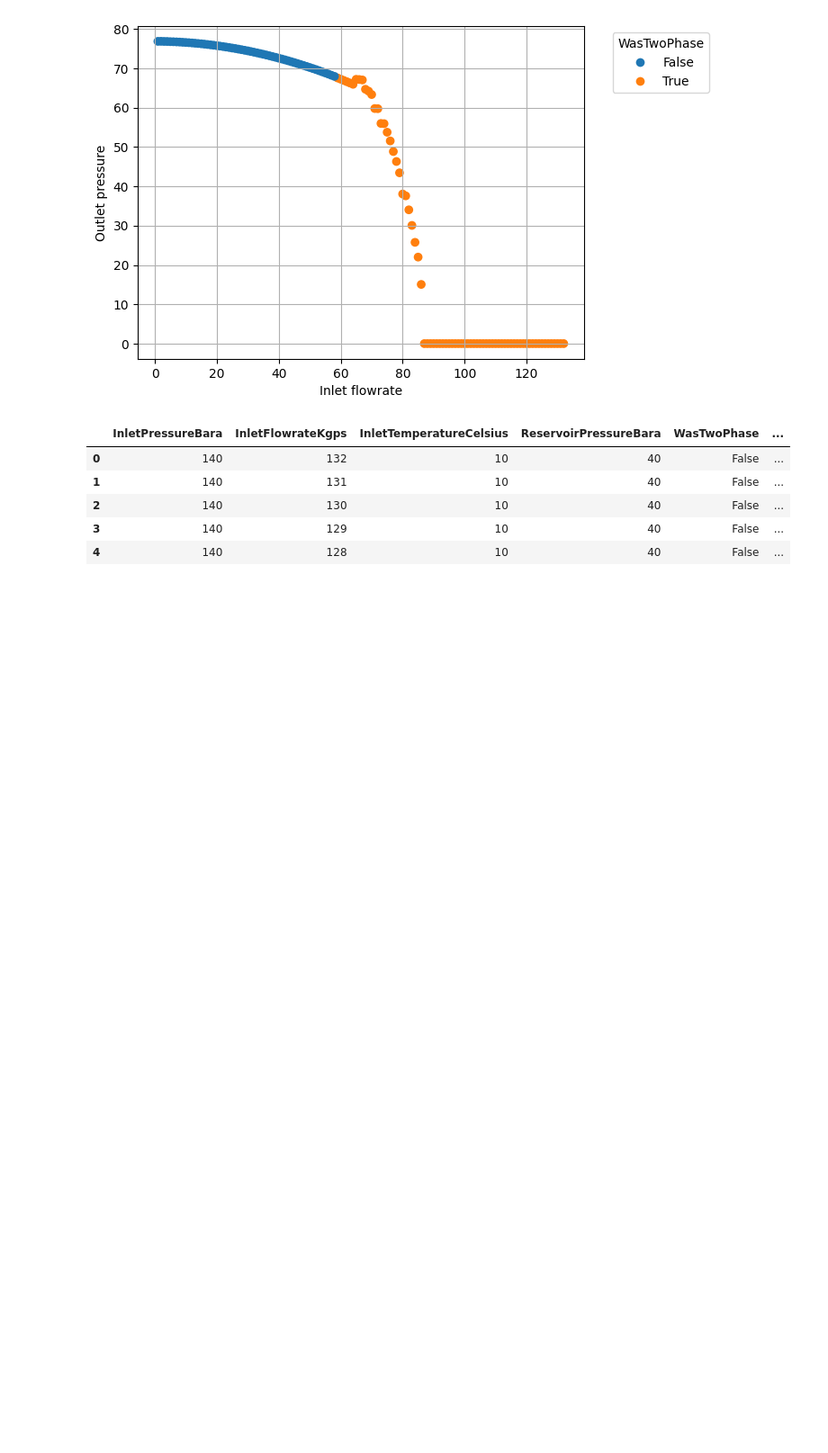
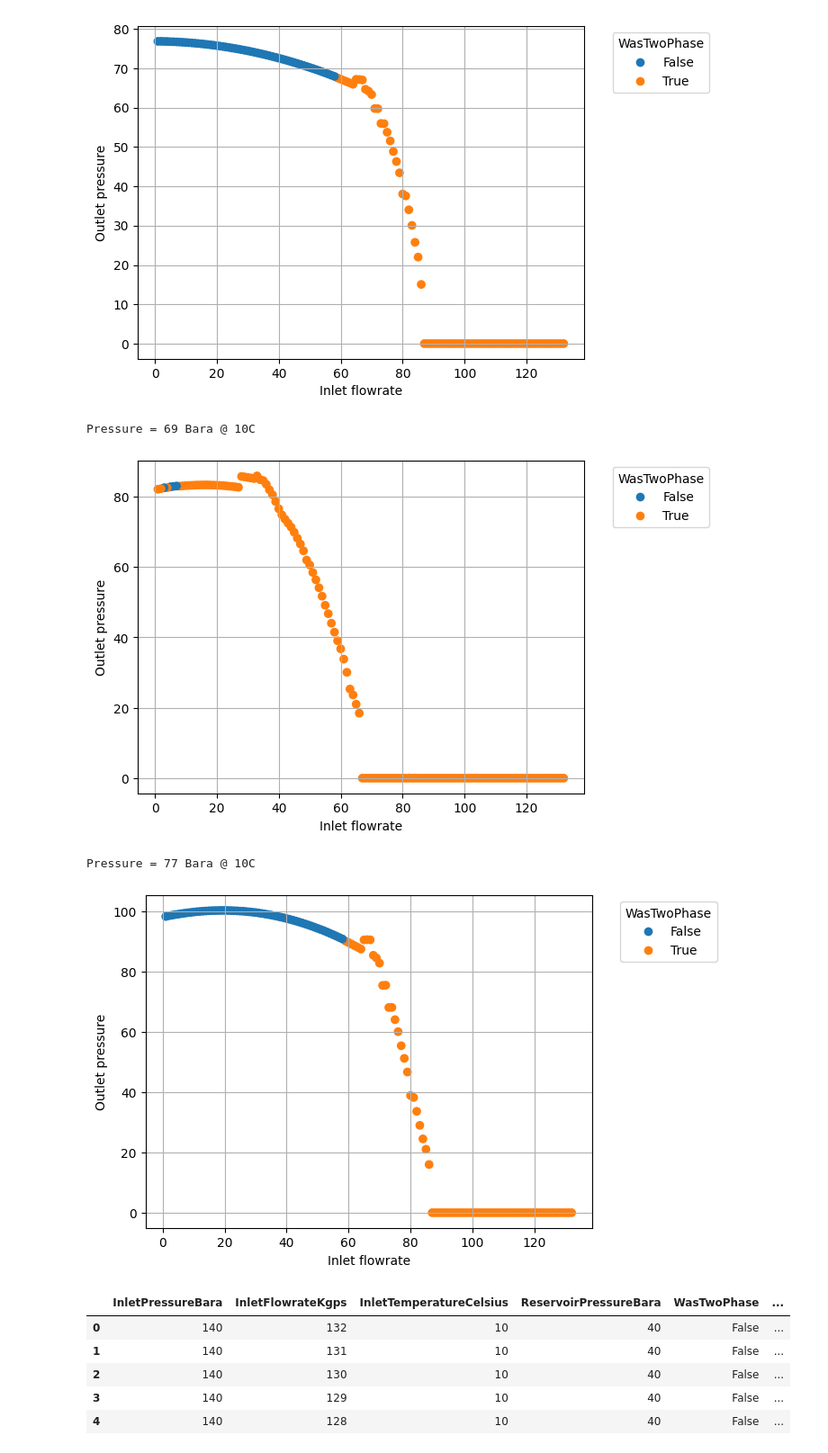
Before and after one commit to Jerell/dtdiag, a Jupyter notebook: dt/pressure-data.ipynb, the cells around one changed output. Shown at 90% size. Drawn from its saved outputs; the diff is of its cells as text; code cells hidden in the pictures; blank space fills up the shorter version.

Commit message:
well and perf data

```diff
--- a/dt/pressure-data.ipynb
+++ b/dt/pressure-data.ipynb
@@ -4,6 +4,7 @@ import matplotlib.pyplot as plt
 from matplotlib.lines import Line2D
 # %%
 df = pd.read_csv('./solver-out-2023-04-13_151111322_(temp=10C, inc=1).txt')
+df2 = pd.read_csv('./solver-out-2023-04-13_183146688_(temp=10C, inc=1)_has-Well+Perf.txt')
 df.head()
 # %% [output]
 |  | InletPressureBara | InletFlowrateKgps | InletTemperatureCelsius | ReservoirPressureBara | WasTwoPhase | ... |
@@ -37,6 +38,14 @@ Pressure = 69 Bara @ 10C
 [figure]
 Pressure = 77 Bara @ 10C
 [figure]
+# %%
+draw_plot(df2, 69, 10)
+draw_plot(df2, 77, 10)
+# %% [output]
+Pressure = 69 Bara @ 10C
+[figure, added]
+Pressure = 77 Bara @ 10C
+[figure, added]
 # %%
 df.head()
 # %% [output]
```
Also changed, not shown: 11 other files.
